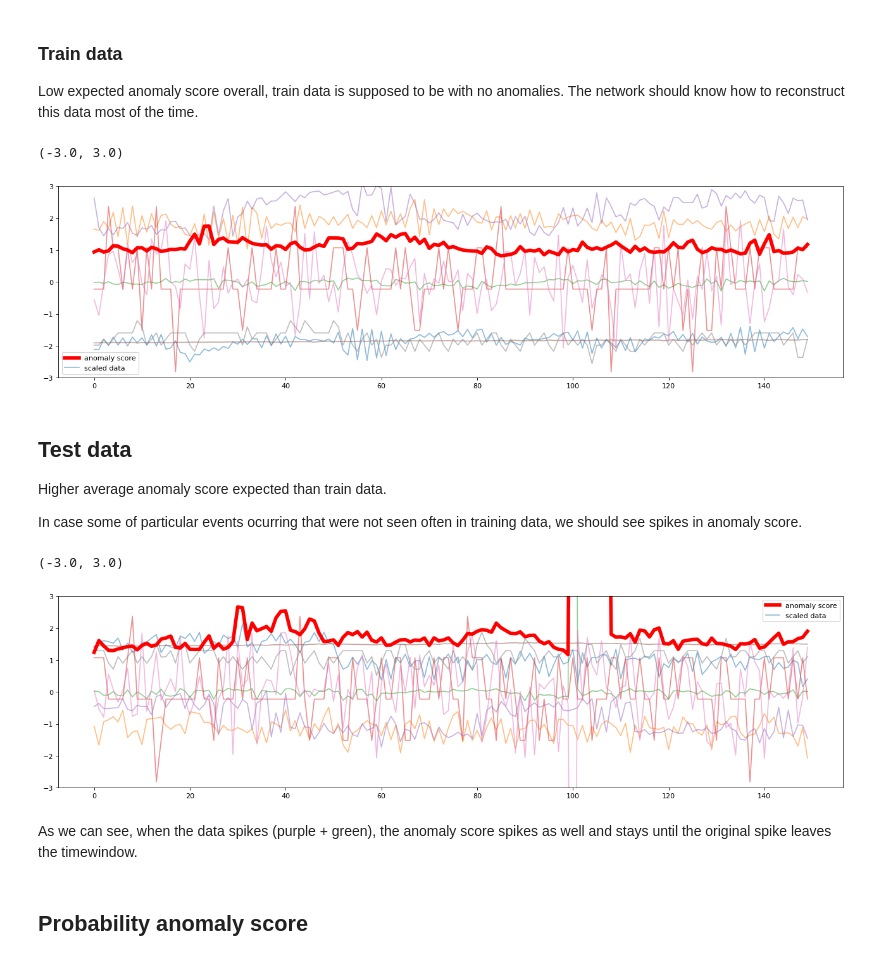
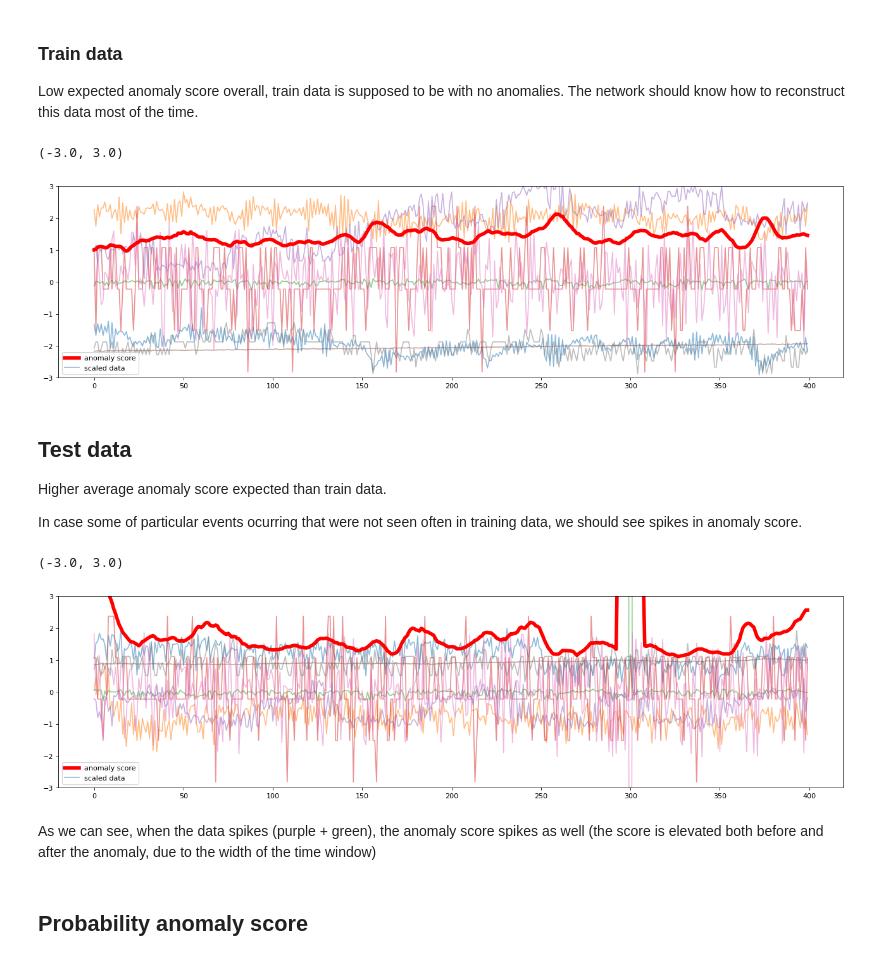
Before and after one commit to nulam/Squeezed-Convolutional-VAE-for-anomaly-detection, a Jupyter notebook: time_series_anomaly_detection/skab_experiments_1.ipynb, the cells around one changed output. Cells and saved outputs as stored; diff of their text form; code cells hidden in the pictures.

```diff
--- a/time_series_anomaly_detection/skab_experiments_1.ipynb
+++ b/time_series_anomaly_detection/skab_experiments_1.ipynb
@@ -32,29 +32,27 @@ Anomaly score calculated using average MSE of 100 reconstructed samples against
 # %%
 scvae = SCVAEDetector(latent_dim=16,time_window=8,batch_size=64,id_columns=ids)
 scvae._init_empty_model(data)
-scvae._scaler = StandardScaler()
-scvae._scaler.fit(train_data)
 scvae._model.load_weights("5000epochs_no_anomalies_train")
 
 # might take a while :) we generate 100 samples in each shift of the rolling time window
-train_res = scvae.predict_anomaly_scores(train_data)
-test_res = scvae.predict_anomaly_scores(test_data)
+train_res = scvae.predict_anomaly_scores(train_data[:400])
+test_res = scvae.predict_anomaly_scores(test_data[:400])
 # %% [markdown]
 ### Train data
 
 Low expected anomaly score overall, train data is supposed to be with no anomalies. The network should know how to reconstruct this data most of the time.
 # %%
 plt.figure(figsize=(20, 5), dpi=80)
-plt.plot(scvae._scaler.transform(train_data[200:350]), alpha=0.5, label='scaled data')
-plt.plot(np.array(train_res[200:350]), lw=5, c='red', label='anomaly score')
+plt.plot(scvae._scaler.transform(train_data[0:400]), alpha=0.5, label='scaled data')
+plt.plot(np.array(train_res[0:400]), lw=5, c='red', label='anomaly score')
 handles, labels = plt.gca().get_legend_handles_labels()
 labels, ids = np.unique(labels, return_index=True)
 handles = [handles[i] for i in ids]
 plt.legend(handles, labels)
 plt.ylim(-3,3)
 # %% [output]
 (-3.0, 3.0)
-[figure, old version]
+[figure, new version]
 # %% [markdown]
 ## Test data
 
@@ -63,8 +61,8 @@ Higher average anomaly score expected than train data.
 In case some of particular events ocurring that were not seen often in training data, we should see spikes in anomaly score.
 # %%
 plt.figure(figsize=(20, 5), dpi=80)
-plt.plot(scvae._scaler.transform(test_data[200:350]), alpha=0.5, label='scaled data')
-plt.plot(np.array(test_res[200:350]), lw=5, c='red', label='anomaly score')
+plt.plot(scvae._scaler.transform(test_data[0:400]), alpha=0.5, label='scaled data')
+plt.plot(np.array(test_res[0:400]), lw=5, c='red', label='anomaly score')
 handles, labels = plt.gca().get_legend_handles_labels()
 labels, ids = np.unique(labels, return_index=True)
 handles = [handles[i] for i in ids]
@@ -72,9 +70,9 @@ plt.legend(handles, labels)
 plt.ylim(-3,3)
 # %% [output]
 (-3.0, 3.0)
-[figure, old version]
+[figure, new version]
 # %% [markdown]
-As we can see, when the data spikes (purple + green), the anomaly score spikes as well and stays until the original spike leaves the timewindow.
+As we can see, when the data spikes (purple + green), the anomaly score spikes as well (the score is elevated both before and after the anomaly, due to the width of the time window)
 # %% [markdown]
 ## Probability anomaly score
 # %% [markdown]
```
Also changed, not shown: 2 other files.
